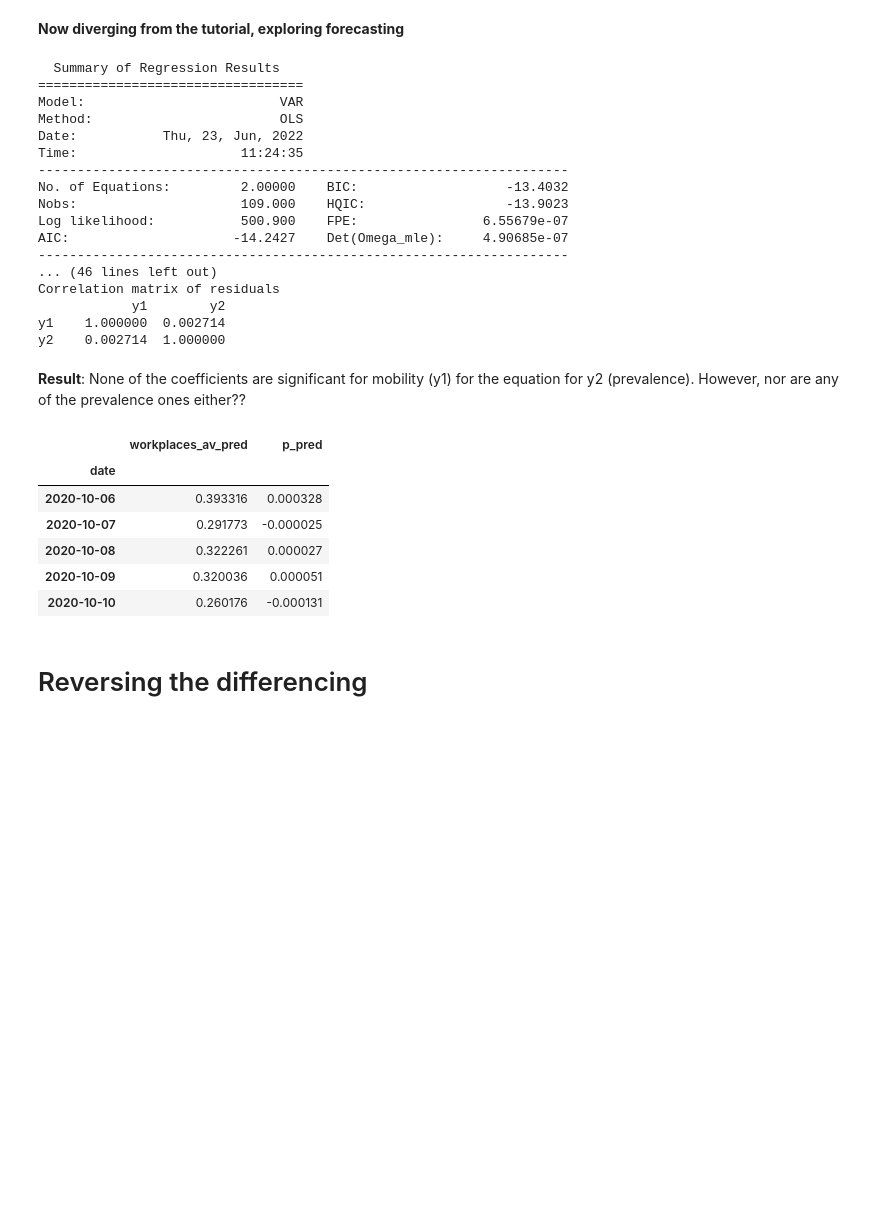
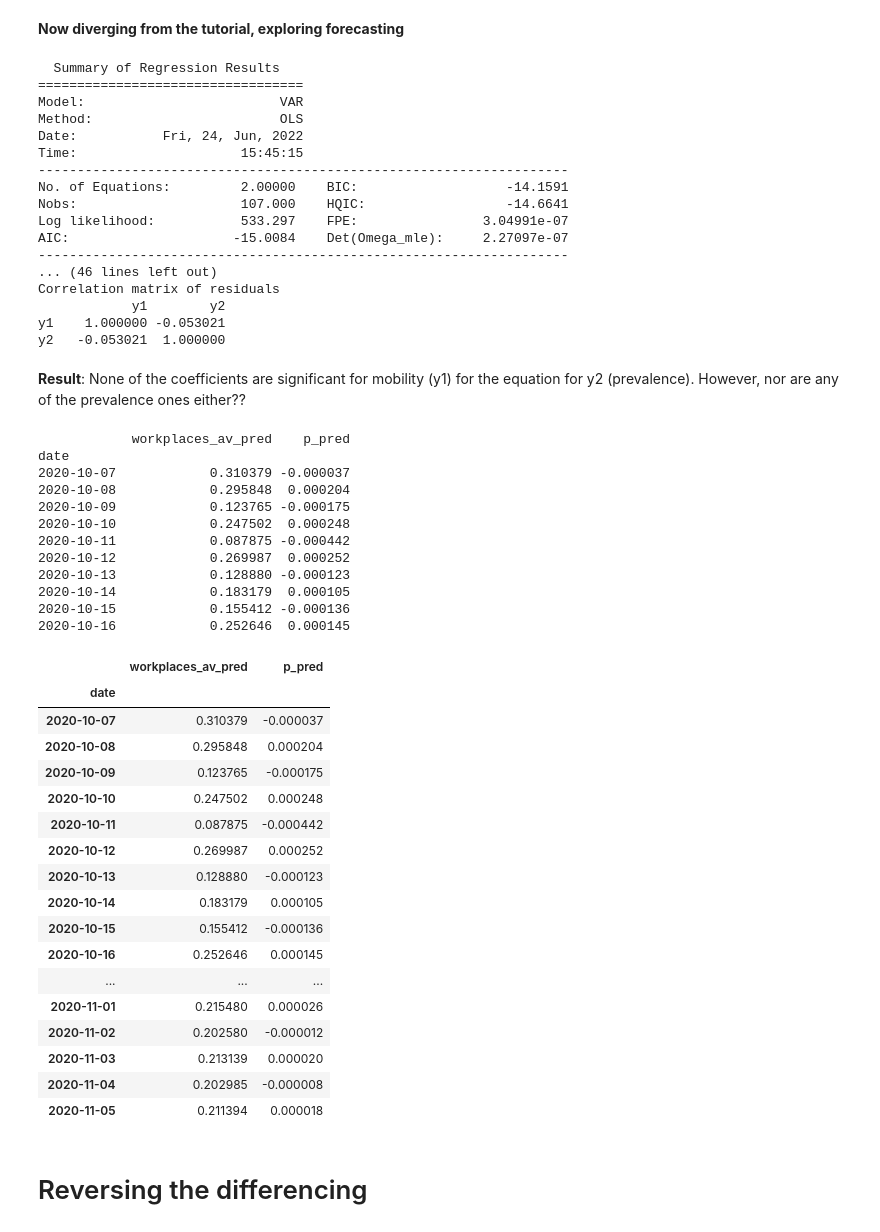
Before and after one commit to EllieBloom/Masters_Project, a Jupyter notebook: VARIMA_python/1_Exploring_VAR.ipynb, the cells around one changed output. Cells and saved outputs as stored; diff of their text form; code cells hidden in the pictures; blank space fills up the shorter version.

```diff
--- a/VARIMA_python/1_Exploring_VAR.ipynb
+++ b/VARIMA_python/1_Exploring_VAR.ipynb
@@ -77,9 +78,9 @@ lockdown_3_end = dt.datetime.strptime("2021-04-21","%Y-%m-%d")
 REACT_start = dt.datetime.strptime("2020-05-01","%Y-%m-%d")
 
 start_date = REACT_start
-end_date = lockdown_2_start-relativedelta(months=1)
+end_date = lockdown_2_start-relativedelta(days=forecast_steps)
 
 print(f'Start date is: {start_date}, i.e. start of REACT data')
-print(f'End date is: {end_date}, i.e. one month before the end of lockdown 1')
+print(f'End date is: {end_date}, i.e. one month before the start of lockdown 2')
 # %% [output]
 Start date is: 2020-05-01 00:00:00, i.e. start of REACT data
@@ -161,4 +150,6 @@ london = pd.merge(mob_london, prev_london, how='inner', left_index=True, right_i
 # %%
+# NO LONGER NEEDED
+
 # Removing the columns that aren't needed
-london = london[['workplaces_av','p']]
-london.head()
+#london = london[['workplaces_av','p']]
+#london.tail()
@@ -565,7 +583,8 @@ The two time series are cointegrated (p<0.05)
 **Step 7**: No matter what you conclude about cointegration at Step 6, this is not going to affect what follows. It just provides a possible cross-check on the validity of your results at the very end of the analysis.
 **Step 8**: Now take the preferred VAR model and add in m additional lags of each of the variables into each of the equations.
 # %%
-model = VAR(np.asarray(train))
-model_fitted = model.fit(lag_order)
-#get the lag order
-print(lag_order)
+# Model previously fitted like this - what does it mean add it an additional m lags?
+#model = VAR(np.asarray(train))
+#model_fitted = model.fit(lag_order)
+
+# WHAT DOES THIS EXTRA LAGS BIT MEAN??
@@ -639,8 +660,6 @@ So, if your data are cointegrated but you don't find any evidence of causality,
 # Exploring forecasting
 
 # Firstly summary of the model
-model
-model_fitted = model.fit(lag_order)
 model_fitted.summary()
 # y1  = mobility
 # y2 = prevalence
@@ -649,19 +668,19 @@ model_fitted.summary()
 ==================================
 Model:                         VAR
 Method:                        OLS
-Date:           Thu, 23, Jun, 2022
-Time:                     11:24:35
+Date:           Fri, 24, Jun, 2022
+Time:                     15:45:15
 --------------------------------------------------------------------
-No. of Equations:         2.00000    BIC:                   -13.4032
-Nobs:                     109.000    HQIC:                  -13.9023
-Log likelihood:           500.900    FPE:                6.55679e-07
-AIC:                     -14.2427    Det(Omega_mle):     4.90685e-07
+No. of Equations:         2.00000    BIC:                   -14.1591
+Nobs:                     107.000    HQIC:                  -14.6641
+Log likelihood:           533.297    FPE:                3.04991e-07
+AIC:                     -15.0084    Det(Omega_mle):     2.27097e-07
 --------------------------------------------------------------------
 ... (46 lines left out)
 Correlation matrix of residuals
             y1        y2
-y1    1.000000  0.002714
-y2    0.002714  1.000000
+y1    1.000000 -0.053021
+y2   -0.053021  1.000000
 # %% [markdown]
 **Result**: None of the coefficients are significant for mobility (y1) for the equation for y2 (prevalence). However, nor are any of the prevalence ones either??
 # %%
@@ -673,17 +692,43 @@ pred = model_fitted.forecast(y=lagged_Values, steps=forecast_steps)
 # %%
 # Tidying this up into a dataframe with dates
 pred = pd.DataFrame(data=pred,columns=['workplaces_av_pred','p_pred'])
 days = pd.date_range(np.max(raw_london.index)+relativedelta(days=1), np.max(raw_london.index) + timedelta(forecast_steps), freq='D')
 pred['date']=days
 pred = pred.set_index('date')
-pred.head()
+print(pred.head(10))
+pred.tail(50)
+
+# case see that the differences for both converge??
 # %% [output]
+            workplaces_av_pred    p_pred
+date
+2020-10-07            0.310379 -0.000037
+2020-10-08            0.295848  0.000204
+2020-10-09            0.123765 -0.000175
+2020-10-10            0.247502  0.000248
+2020-10-11            0.087875 -0.000442
+2020-10-12            0.269987  0.000252
+2020-10-13            0.128880 -0.000123
+2020-10-14            0.183179  0.000105
+2020-10-15            0.155412 -0.000136
+2020-10-16            0.252646  0.000145
 |  | workplaces_av_pred | p_pred |
 | date |  |  |
-| 2020-10-06 | 0.393316 | 0.000328 |
-| 2020-10-07 | 0.291773 | -0.000025 |
-| 2020-10-08 | 0.322261 | 0.000027 |
-| 2020-10-09 | 0.320036 | 0.000051 |
-| 2020-10-10 | 0.260176 | -0.000131 |
+| 2020-10-07 | 0.310379 | -0.000037 |
+| 2020-10-08 | 0.295848 | 0.000204 |
+| 2020-10-09 | 0.123765 | -0.000175 |
+| 2020-10-10 | 0.247502 | 0.000248 |
+| 2020-10-11 | 0.087875 | -0.000442 |
+| 2020-10-12 | 0.269987 | 0.000252 |
+| 2020-10-13 | 0.128880 | -0.000123 |
+| 2020-10-14 | 0.183179 | 0.000105 |
+| 2020-10-15 | 0.155412 | -0.000136 |
+| 2020-10-16 | 0.252646 | 0.000145 |
+| ... | ... | ... |
+| 2020-11-01 | 0.215480 | 0.000026 |
+| 2020-11-02 | 0.202580 | -0.000012 |
+| 2020-11-03 | 0.213139 | 0.000020 |
+| 2020-11-04 | 0.202985 | -0.000008 |
+| 2020-11-05 | 0.211394 | 0.000018 |
 # %%
 # Adding this onto the original dataframe and creating separate dataframes for mobility and prevalence
```
Also changed, not shown: parts of 47 cells of this notebook.
